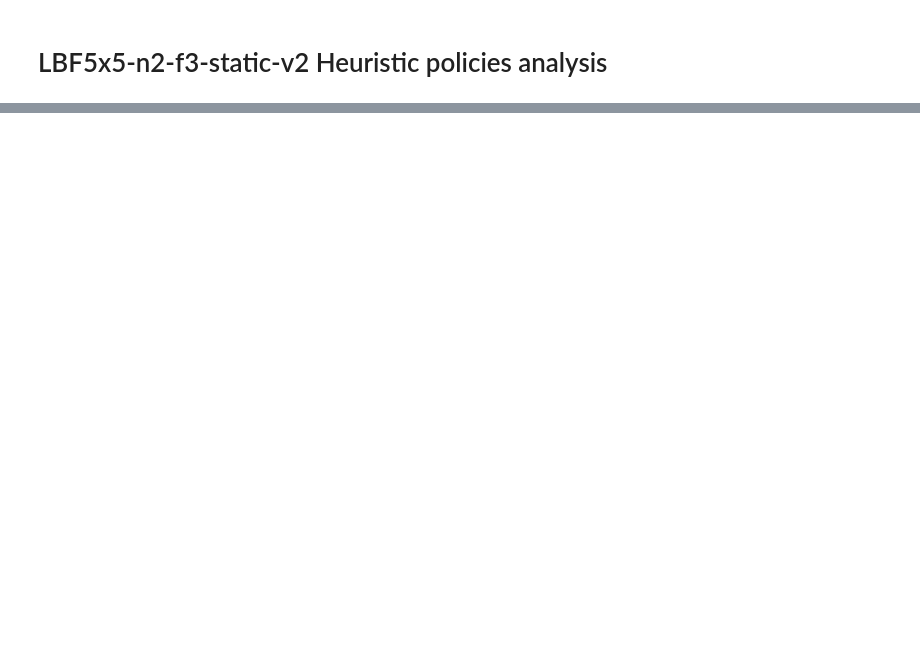
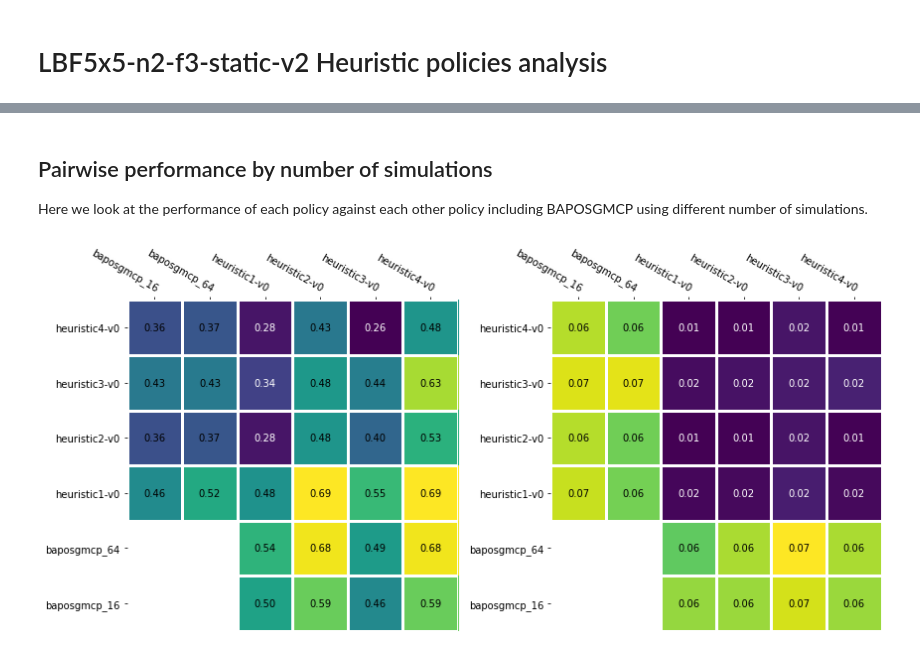
Before and after one commit to Jjschwartz/potmmcp, a Jupyter notebook: experiments/lbf/LBF5x5-n2-f3-static-v2/heuristic_analysis.ipynb, the cells around one changed output, grey strips where cells are left out. Saved outputs shown, nothing was run; the diff lists cells and outputs as text; code cells hidden in the pictures; blank space fills up the shorter version.

Commit message:
added plot utils, added results and analysis for LBF heuristic exps

```diff
--- a/experiments/lbf/LBF5x5-n2-f3-static-v2/heuristic_analysis.ipynb
+++ b/experiments/lbf/LBF5x5-n2-f3-static-v2/heuristic_analysis.ipynb
@@ -806,0 +67,12 @@ plt.plot()
+# %%
+# Update BAPOSGMCP policy ID to include num sims
+
+def add_num_sims_to_id(row):
+    if row["policy_id"] == "pi_baposgmcp":
+        return "baposgmcp_" + row["num_sims"]
+    return row["policy_id"]
+
+baposgmcp_df["policy_id"] = baposgmcp_df.apply(add_num_sims_to_id, axis=1)
+policy_ids = baposgmcp_df["policy_id"].unique().tolist()
+policy_ids.sort()
+print(policy_ids)
@@ -806,0 +83,20 @@ plt.plot()
+# %%
+# First need to update exp_ids of one dataframe so there are no duplicate exp_ids
+df1 = baposgmcp_df
+df2 = policy_df
+
+df1_max_exp_id = df1["exp_id"].max()
+print(df1_max_exp_id)
+print(df2["exp_id"].min(), df2["exp_id"].max())
+if df2["exp_id"].min() <= df1_max_exp_id:
+    df2["exp_id"] += df1_max_exp_id+1
+    print(df2["exp_id"].min(), df2["exp_id"].max())
+
+combined_df = pd.concat([baposgmcp_df, policy_df]).reset_index(drop = True)
+
+policy_ids = combined_df["policy_id"].unique().tolist()
+policy_ids.sort()
+print(policy_ids)
+
+for c in combined_df.columns:
+    print(c)
@@ -806,0 +121,19 @@ plt.plot()
+# %% [markdown]
+## Pairwise performance by number of simulations
+
+Here we look at the performance of each policy against each other policy including BAPOSGMCP using different number of simulations.
+# %%
+plot_utils.plot_pairwise_comparison(
+    combined_df,
+    # baposgmcp_df,
+    y_key="episode_returns_mean",
+    policy_key="policy_id",
+    y_err_key="episode_returns_CI",
+    vrange=None,
+    figsize=(12, 16),
+    valfmt="{x:.2f}",
+    average_duplicates=True,
+    duplicate_warning=False
+)
+# %% [output]
+[figure, added]
```
Also changed, not shown: parts of 48 cells of this notebook, 4 other files.
